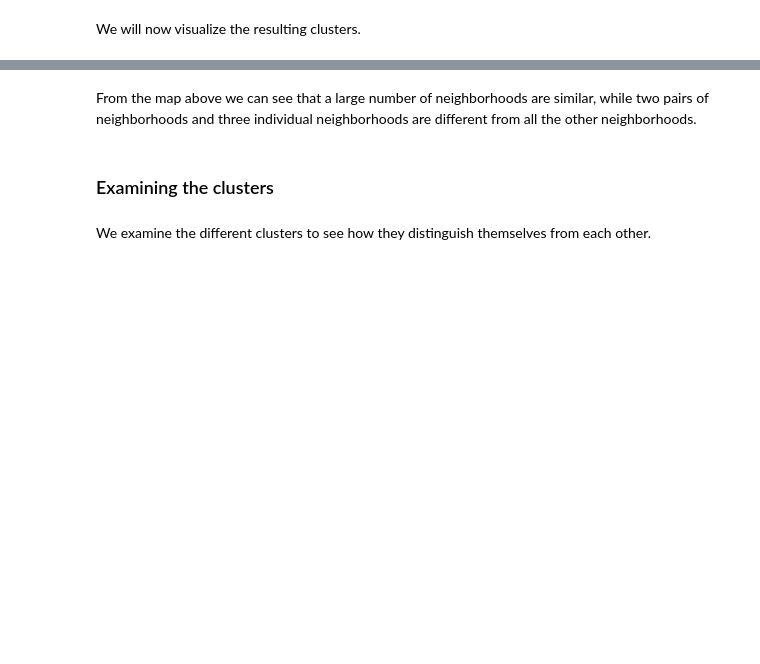
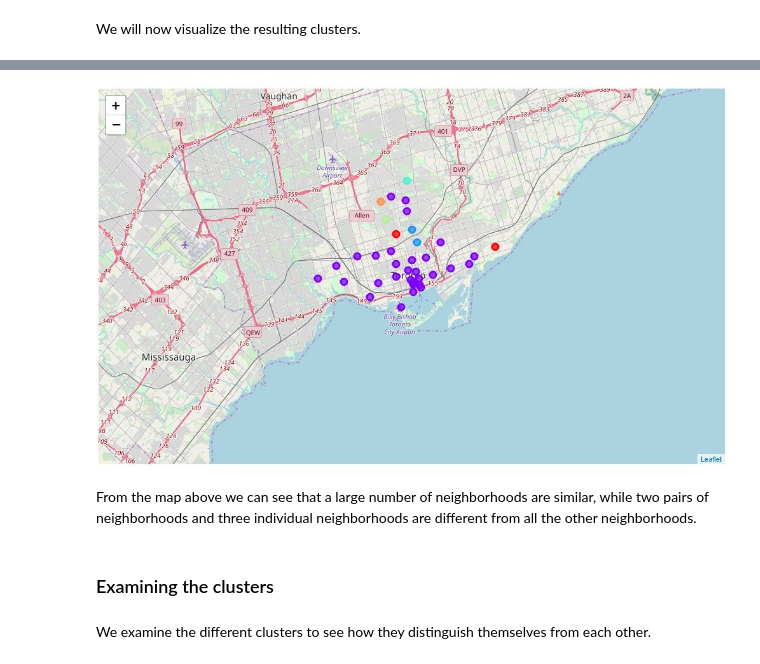
Before and after one commit to moses522/Coursera-Capstone, a Jupyter notebook: Segmenting_and_Clustering_3.ipynb, the cells around one changed output, grey strips where cells are left out. Drawn from its saved outputs; the diff is of its cells as text; code cells hidden in the pictures; blank space fills up the shorter version.

```diff
--- a/Segmenting_and_Clustering_3.ipynb
+++ b/Segmenting_and_Clustering_3.ipynb
@@ -422,6 +426,10 @@ for lat, lon, poi, cluster in zip(toronto_merged['Latitude'], toronto_merged['Lo
 map_clusters
 # %% [output]
 [interactive output not drawn]
+# %%
+Image("map2.png")
+# %% [output]
+[figure, added]
 # %% [markdown]
 From the map above we can see that a large number of neighborhoods are similar, while two pairs of neighborhoods and three individual neighborhoods are different from all the other neighborhoods.
 # %% [markdown]
```
Also changed, not shown: parts of 3 cells of this notebook.
